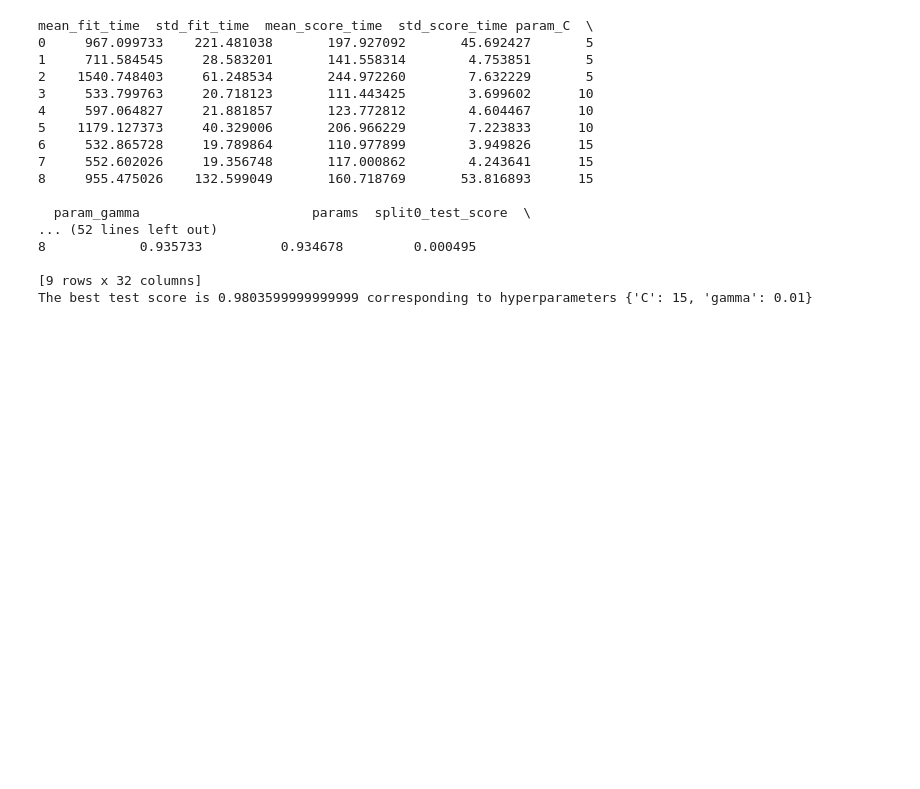
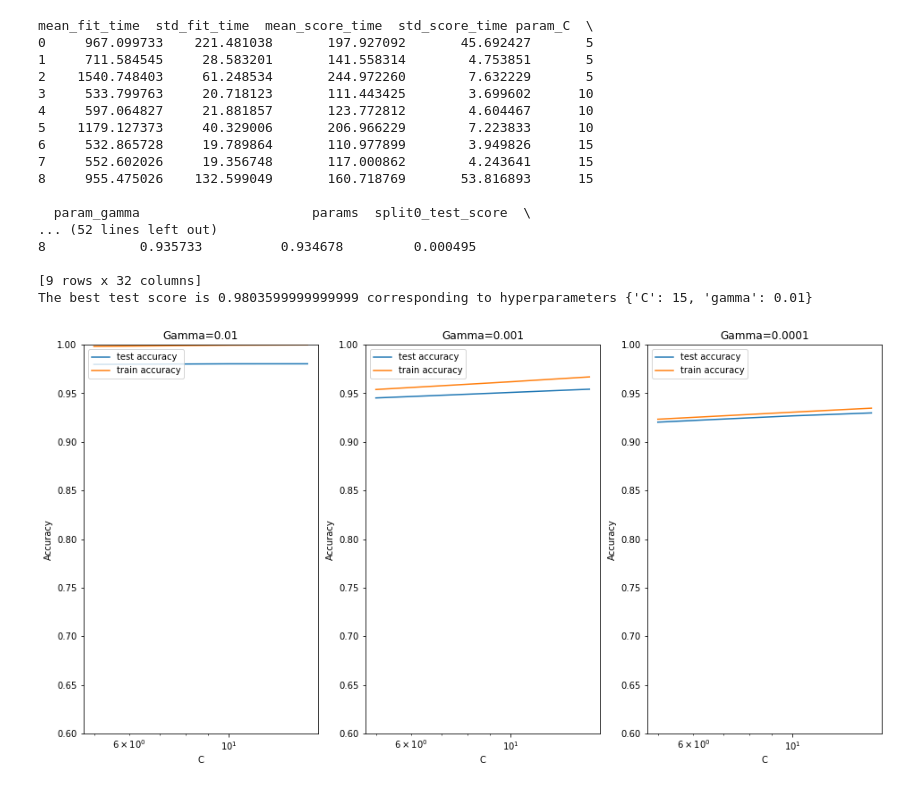
Before and after one commit to miknibus/NN-vs-SVM-performance-comparison, a Jupyter notebook: SVM.ipynb, the cells around one changed output. Drawn from its saved outputs; the diff is of its cells as text; code cells hidden in the pictures; blank space fills up the shorter version.

```diff
--- a/SVM.ipynb
+++ b/SVM.ipynb
@@ -97,3 +98,53 @@ mean_fit_time  std_fit_time  mean_score_time  std_score_time param_C  \
 
 [9 rows x 32 columns]
 The best test score is 0.9803599999999999 corresponding to hyperparameters {'C': 15, 'gamma': 0.01}
+# %%
+# converting C to numeric type for plotting on x-axis
+cv_results['param_C'] = cv_results['param_C'].astype('int')
+
+# # plotting
+plt.figure(figsize=(16,8))
+
+# subplot 1/3
+plt.subplot(131)
+gamma_01 = cv_results[cv_results['param_gamma']==0.01]
+
+plt.plot(gamma_01["param_C"], gamma_01["mean_test_score"])
+plt.plot(gamma_01["param_C"], gamma_01["mean_train_score"])
+plt.xlabel('C')
+plt.ylabel('Accuracy')
+plt.title("Gamma=0.01")
+plt.ylim([0.60, 1])
+plt.legend(['test accuracy', 'train accuracy'], loc='upper left')
+plt.xscale('log')
+
+# subplot 2/3
+plt.subplot(132)
+gamma_001 = cv_results[cv_results['param_gamma']==0.001]
+
+plt.plot(gamma_001["param_C"], gamma_001["mean_test_score"])
+plt.plot(gamma_001["param_C"], gamma_001["mean_train_score"])
+plt.xlabel('C')
+plt.ylabel('Accuracy')
+plt.title("Gamma=0.001")
+plt.ylim([0.60, 1])
+plt.legend(['test accuracy', 'train accuracy'], loc='upper left')
+plt.xscale('log')
+
+
+# subplot 3/3
+plt.subplot(133)
+gamma_0001 = cv_results[cv_results['param_gamma']==0.0001]
+
+plt.plot(gamma_0001["param_C"], gamma_0001["mean_test_score"])
+plt.plot(gamma_0001["param_C"], gamma_0001["mean_train_score"])
+plt.xlabel('C')
+plt.ylabel('Accuracy')
+plt.title("Gamma=0.0001")
+plt.ylim([0.60, 1])
+plt.legend(['test accuracy', 'train accuracy'], loc='upper left')
+plt.xscale('log')
+
+plt.savefig('svm_plot')
+# %% [output]
+[figure, added]
```
Also changed, not shown: parts of 1 cell of this notebook, 2 other files.
